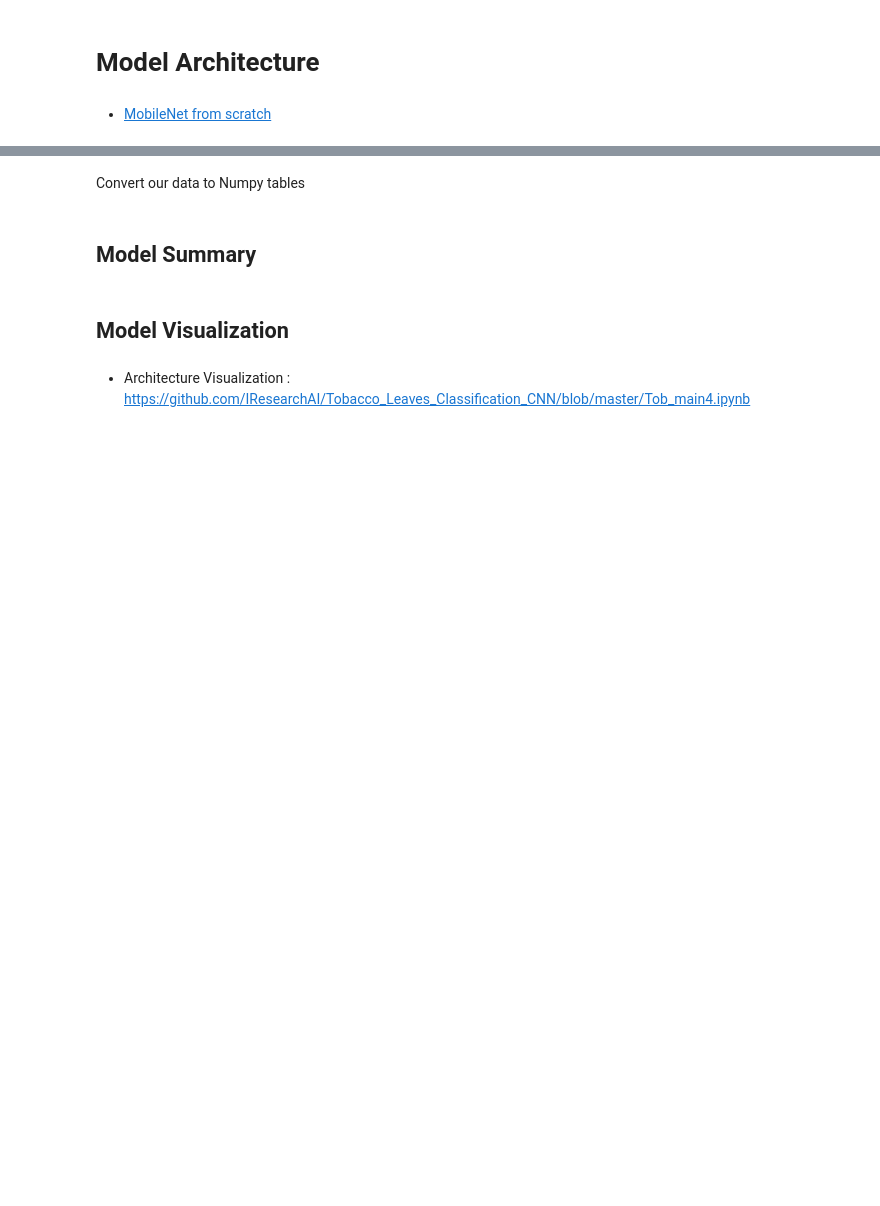
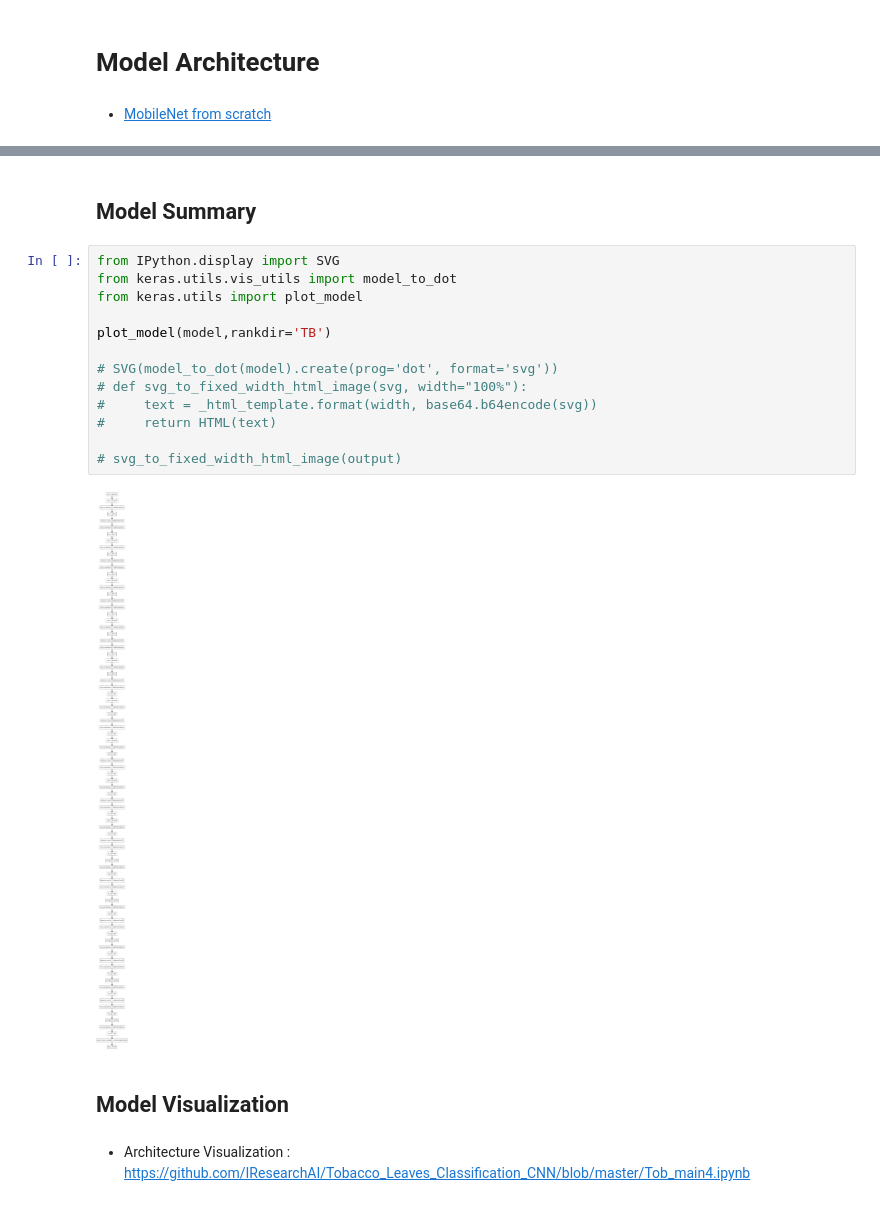
Before and after one commit to huerd/GPA659-E2020, a Jupyter notebook: _project/main.ipynb, the cells around one changed output, grey strips where cells are left out. Cells and saved outputs as stored; diff of their text form; blank space fills up the shorter version.

Commit message:
works up until model summray

```diff
--- a/_project/main.ipynb
+++ b/_project/main.ipynb
@@ -321,10 +323,23 @@ Total params: 3,243,908
 Trainable params: 3,222,020
 Non-trainable params: 21,888
 _________________________________________________________________
-# %% [markdown]
-Convert our data to Numpy tables
 # %% [markdown]
 ## Model Summary
+# %%
+from IPython.display import SVG
+from keras.utils.vis_utils import model_to_dot
+from keras.utils import plot_model
+
+plot_model(model,rankdir='TB')
+
+# SVG(model_to_dot(model).create(prog='dot', format='svg'))
+# def svg_to_fixed_width_html_image(svg, width="100%"):
+#     text = _html_template.format(width, base64.b64encode(svg))
+#     return HTML(text)
+
+# svg_to_fixed_width_html_image(output)
+# %% [output]
+[figure, added]
 # %% [markdown]
 ## Model Visualization
 # %% [markdown]
```
Also changed, not shown: parts of 1 cell of this notebook.
